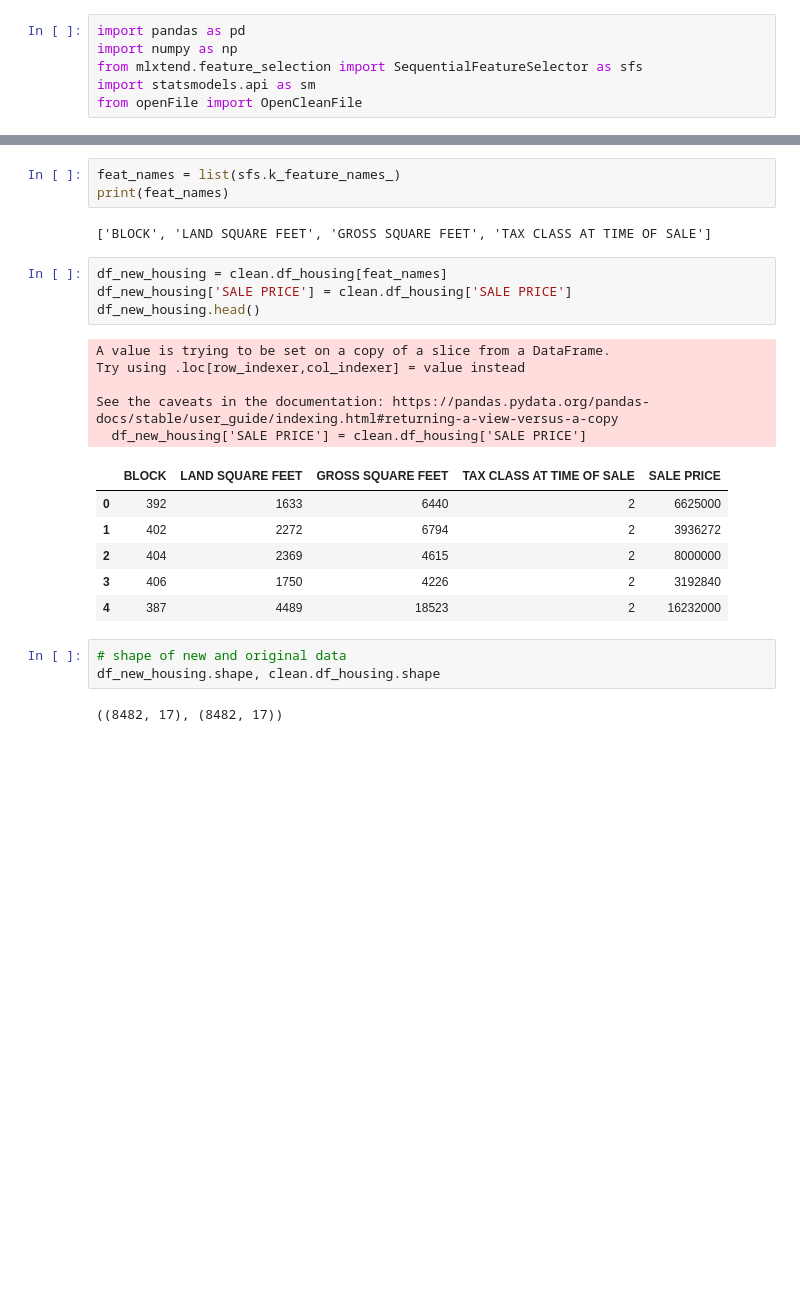
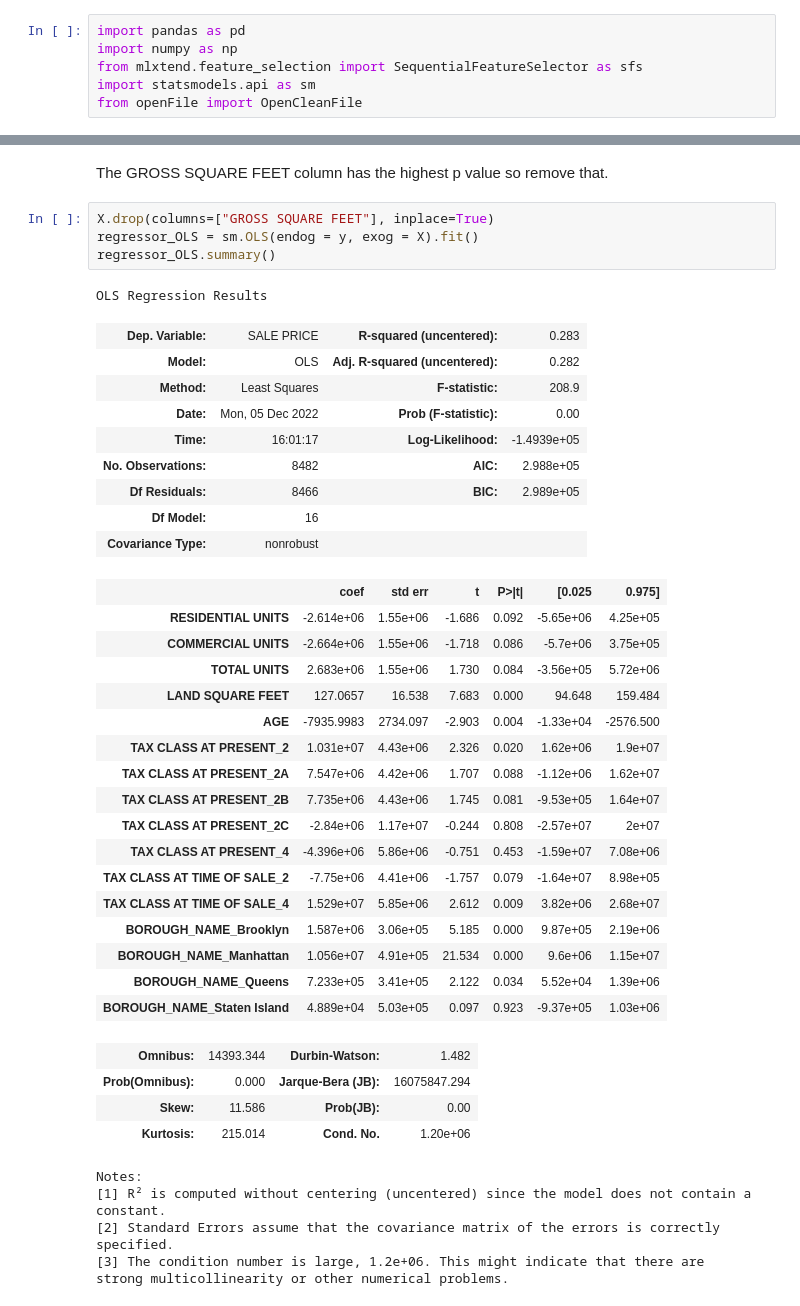
Before and after one commit to arame/MagnimindTask1, a Jupyter notebook: Task1_backward_elinimation.ipynb, the cells around one changed output, grey strips where cells are left out. Saved outputs shown, nothing was run; the diff lists cells and outputs as text; blank space fills up the shorter version.

```diff
--- a/Task1_backward_elinimation.ipynb
+++ b/Task1_backward_elinimation.ipynb
@@ -52,26 +83,43 @@ BL
-# %%
-feat_names = list(sfs.k_feature_names_)
-print(feat_names)
-# %% [output]
-['BLOCK', 'LAND SQUARE FEET', 'GROSS SQUARE FEET', 'TAX CLASS AT TIME OF SALE']
-# %%
-df_new_housing = clean.df_housing[feat_names]
-df_new_housing['SALE PRICE'] = clean.df_housing['SALE PRICE']
-df_new_housing.head()
-# %% [output]
-A value is trying to be set on a copy of a slice from a DataFrame.
-Try using .loc[row_indexer,col_indexer] = value instead
-
-See the caveats in the documentation: https://pandas.pydata.org/pandas-docs/stable/user_guide/indexing.html#returning-a-view-versus-a-copy
-  df_new_housing['SALE PRICE'] = clean.df_housing['SALE PRICE']
-|  | BLOCK | LAND SQUARE FEET | GROSS SQUARE FEET | TAX CLASS AT TIME OF SALE | SALE PRICE |
-| 0 | 392 | 1633 | 6440 | 2 | 6625000 |
-| 1 | 402 | 2272 | 6794 | 2 | 3936272 |
-| 2 | 404 | 2369 | 4615 | 2 | 8000000 |
-| 3 | 406 | 1750 | 4226 | 2 | 3192840 |
-| 4 | 387 | 4489 | 18523 | 2 | 16232000 |
-# %%
-# shape of new and original data
-df_new_housing.shape, clean.df_housing.shape
-# %% [output]
-((8482, 17), (8482, 17))
+# %% [markdown]
+The GROSS SQUARE FEET column has the highest p value so remove that.
+# %%
+X.drop(columns=["GROSS SQUARE FEET"], inplace=True)
+regressor_OLS = sm.OLS(endog = y, exog = X).fit()
+regressor_OLS.summary()
+# %% [output]
+OLS Regression Results
+| Dep. Variable: | SALE PRICE | R-squared (uncentered): | 0.283 |
+| Model: | OLS | Adj. R-squared (uncentered): | 0.282 |
+| Method: | Least Squares | F-statistic: | 208.9 |
+| Date: | Mon, 05 Dec 2022 | Prob (F-statistic): | 0.00 |
+| Time: | 16:01:17 | Log-Likelihood: | -1.4939e+05 |
+| No. Observations: | 8482 | AIC: | 2.988e+05 |
+| Df Residuals: | 8466 | BIC: | 2.989e+05 |
+| Df Model: | 16 |  |  |
+| Covariance Type: | nonrobust |  |  |
+|  | coef | std err | t | P>|t| | [0.025 | 0.975] |
+| RESIDENTIAL UNITS | -2.614e+06 | 1.55e+06 | -1.686 | 0.092 | -5.65e+06 | 4.25e+05 |
+| COMMERCIAL UNITS | -2.664e+06 | 1.55e+06 | -1.718 | 0.086 | -5.7e+06 | 3.75e+05 |
+| TOTAL UNITS | 2.683e+06 | 1.55e+06 | 1.730 | 0.084 | -3.56e+05 | 5.72e+06 |
+| LAND SQUARE FEET | 127.0657 | 16.538 | 7.683 | 0.000 | 94.648 | 159.484 |
+| AGE | -7935.9983 | 2734.097 | -2.903 | 0.004 | -1.33e+04 | -2576.500 |
+| TAX CLASS AT PRESENT_2 | 1.031e+07 | 4.43e+06 | 2.326 | 0.020 | 1.62e+06 | 1.9e+07 |
+| TAX CLASS AT PRESENT_2A | 7.547e+06 | 4.42e+06 | 1.707 | 0.088 | -1.12e+06 | 1.62e+07 |
+| TAX CLASS AT PRESENT_2B | 7.735e+06 | 4.43e+06 | 1.745 | 0.081 | -9.53e+05 | 1.64e+07 |
+| TAX CLASS AT PRESENT_2C | -2.84e+06 | 1.17e+07 | -0.244 | 0.808 | -2.57e+07 | 2e+07 |
+| TAX CLASS AT PRESENT_4 | -4.396e+06 | 5.86e+06 | -0.751 | 0.453 | -1.59e+07 | 7.08e+06 |
+| TAX CLASS AT TIME OF SALE_2 | -7.75e+06 | 4.41e+06 | -1.757 | 0.079 | -1.64e+07 | 8.98e+05 |
+| TAX CLASS AT TIME OF SALE_4 | 1.529e+07 | 5.85e+06 | 2.612 | 0.009 | 3.82e+06 | 2.68e+07 |
+| BOROUGH_NAME_Brooklyn | 1.587e+06 | 3.06e+05 | 5.185 | 0.000 | 9.87e+05 | 2.19e+06 |
+| BOROUGH_NAME_Manhattan | 1.056e+07 | 4.91e+05 | 21.534 | 0.000 | 9.6e+06 | 1.15e+07 |
+| BOROUGH_NAME_Queens | 7.233e+05 | 3.41e+05 | 2.122 | 0.034 | 5.52e+04 | 1.39e+06 |
+| BOROUGH_NAME_Staten Island | 4.889e+04 | 5.03e+05 | 0.097 | 0.923 | -9.37e+05 | 1.03e+06 |
+| Omnibus: | 14393.344 | Durbin-Watson: | 1.482 |
+| Prob(Omnibus): | 0.000 | Jarque-Bera (JB): | 16075847.294 |
+| Skew: | 11.586 | Prob(JB): | 0.00 |
+| Kurtosis: | 215.014 | Cond. No. | 1.20e+06 |
+Notes:
+[1] R² is computed without centering (uncentered) since the model does not contain a constant.
+[2] Standard Errors assume that the covariance matrix of the errors is correctly specified.
+[3] The condition number is large, 1.2e+06. This might indicate that there are
+strong multicollinearity or other numerical problems.
```
Also changed, not shown: parts of 17 cells of this notebook, 1 other file.
